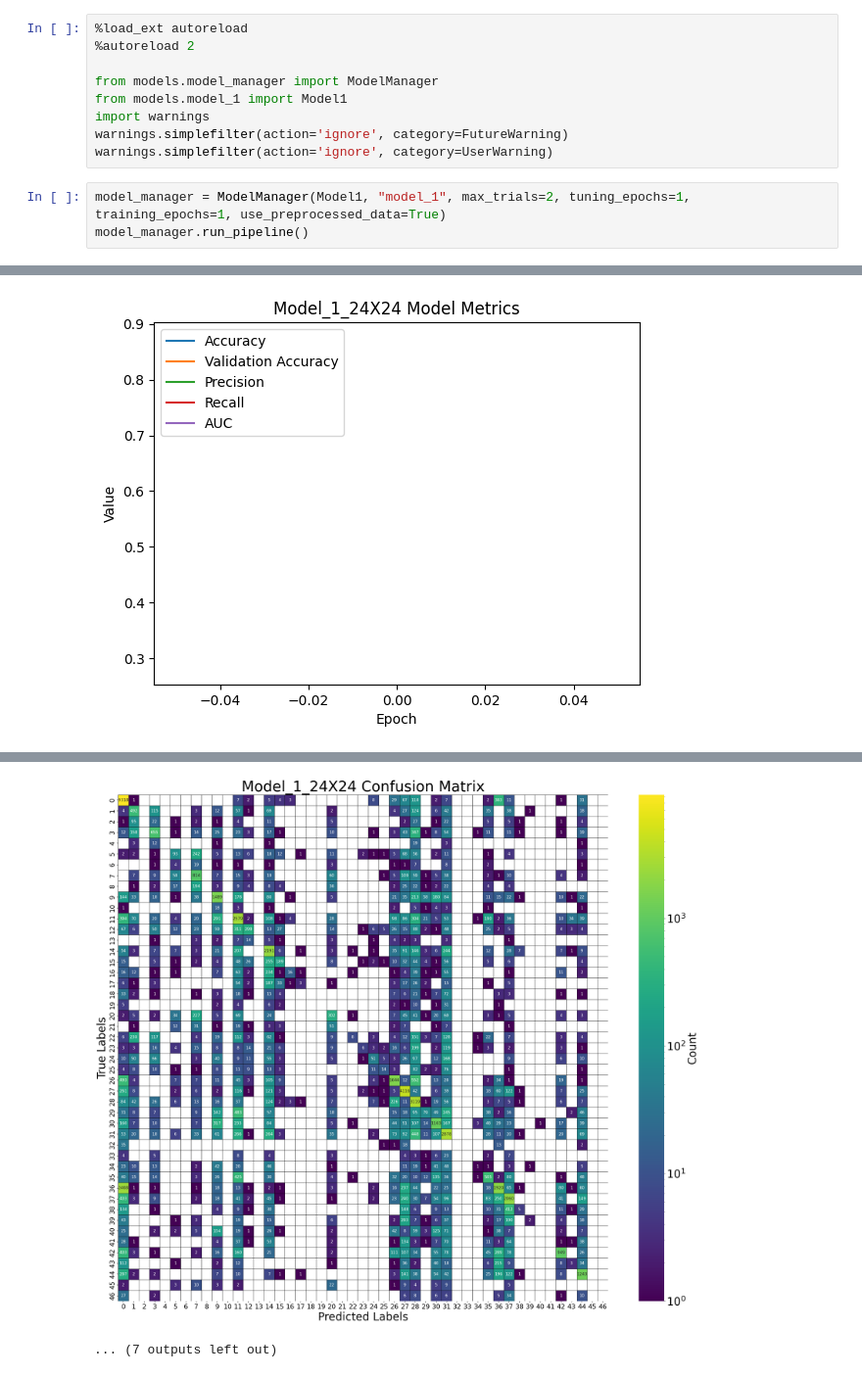
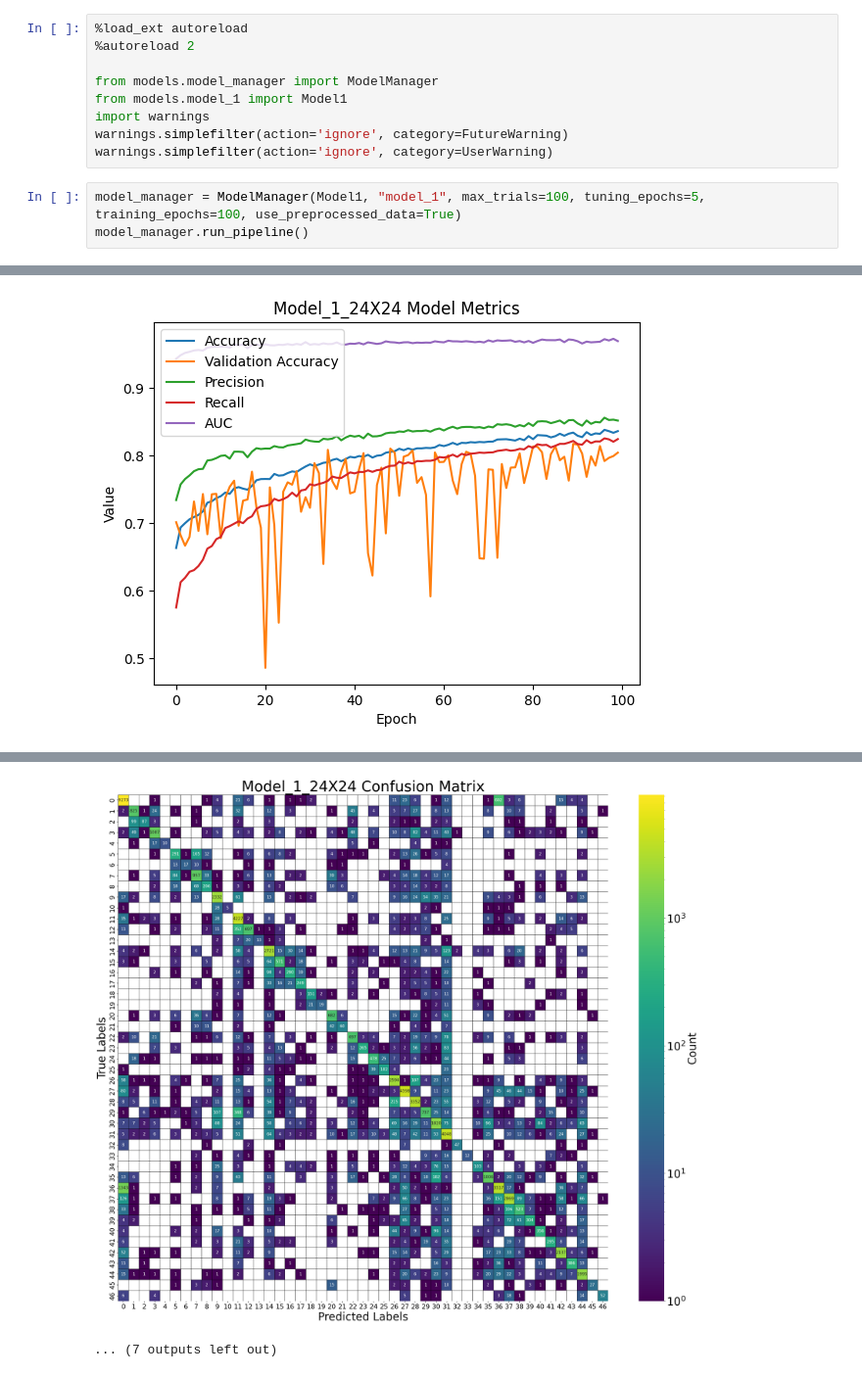
Before and after one commit to bdfinlayson/cosc525_m7_final_project, a Jupyter notebook: model_1_24x24_notebook_v2.ipynb, the cells around one changed output, grey strips where cells are left out. Shown at 98% size. Saved outputs shown, nothing was run; the diff lists cells and outputs as text.

```diff
--- a/model_1_24x24_notebook_v2.ipynb
+++ b/model_1_24x24_notebook_v2.ipynb
@@ -8,6 +8,6 @@ import warnings
 warnings.simplefilter(action='ignore', category=FutureWarning)
 warnings.simplefilter(action='ignore', category=UserWarning)
 # %%
-model_manager = ModelManager(Model1, "model_1", max_trials=2, tuning_epochs=1, training_epochs=1, use_preprocessed_data=True)
+model_manager = ModelManager(Model1, "model_1", max_trials=100, tuning_epochs=5, training_epochs=100, use_preprocessed_data=True)
 model_manager.run_pipeline()
 # %% [output]
@@ -42 +56 @@ Best Hyperparameters:
-[figure, old version]
+[figure, new version]
@@ -44,2 +58,2 @@ Best Hyperparameters:
-[figure, old version]
+[figure, new version]
 ... (7 outputs left out)
```
Also changed, not shown: parts of 1 cell of this notebook, 7 other files.
